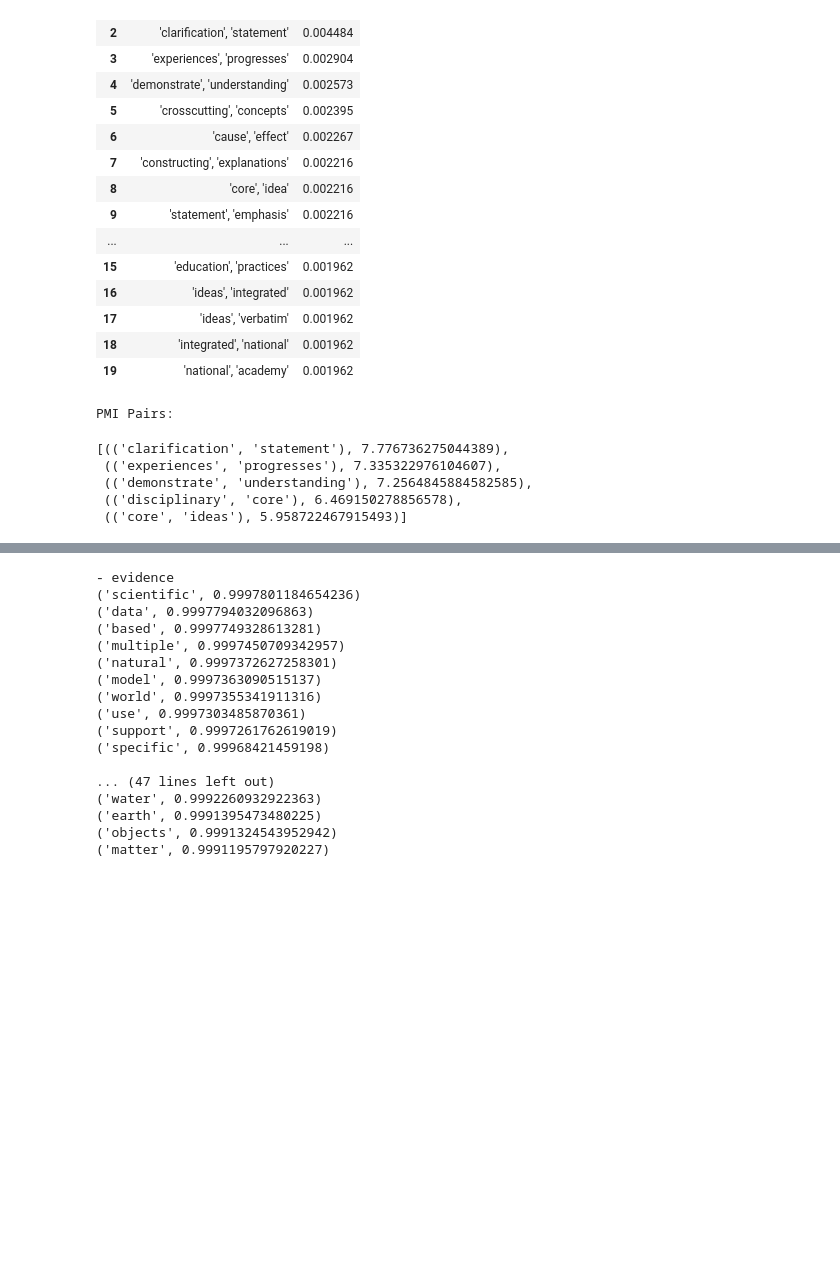
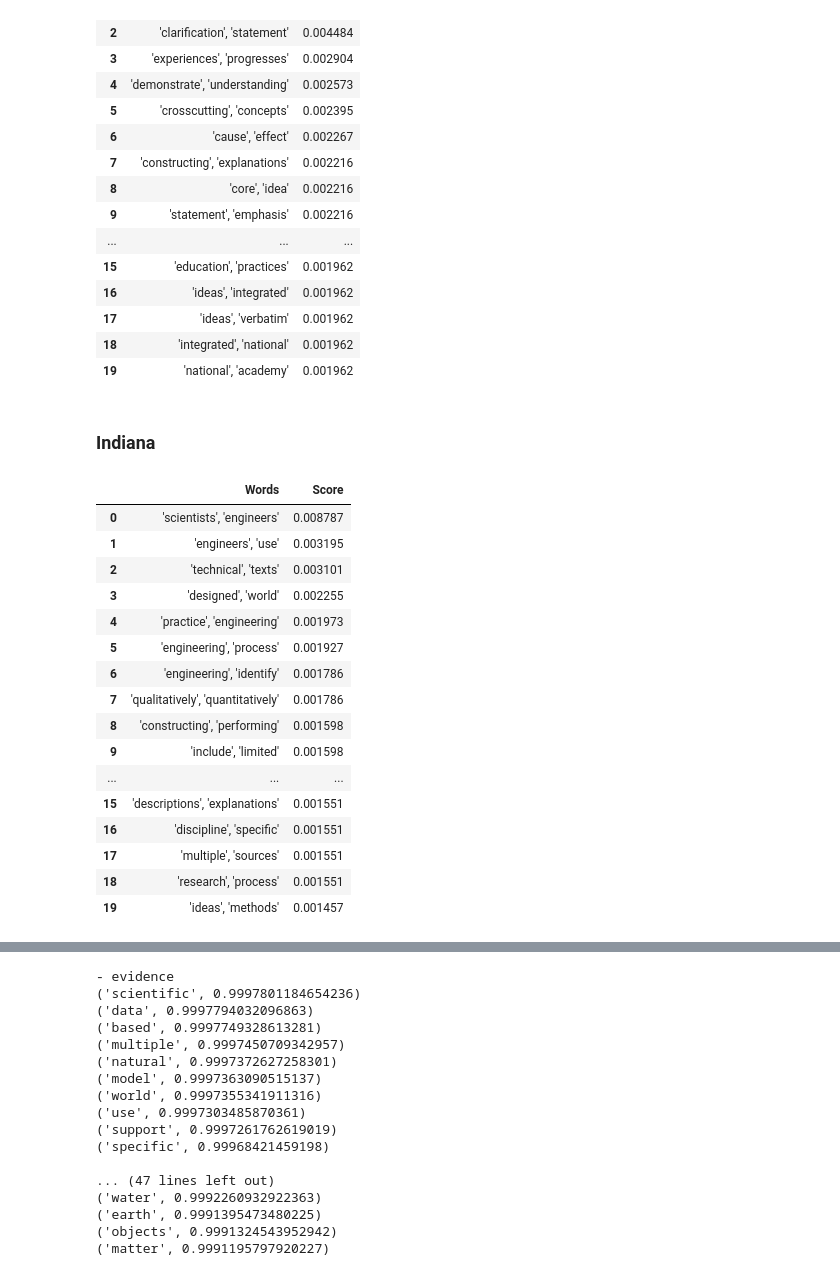
Before and after one commit to kristen770/Science-Standards-NLP-Analysis, a Jupyter notebook: Indiana Standards Analysis .ipynb, the cells around one changed output, grey strips where cells are left out. Drawn from its saved outputs; the diff is of its cells as text; code cells hidden in the pictures; blank space fills up the shorter version.

```diff
--- a/Indiana Standards Analysis .ipynb
+++ b/Indiana Standards Analysis .ipynb
@@ -736,14 +721,38 @@ NGSS_bigram_df.style.apply(highlight_cols, axis=None)
 | 17 | 'ideas', 'verbatim' | 0.001962 |
 | 18 | 'integrated', 'national' | 0.001962 |
 | 19 | 'national', 'academy' | 0.001962 |
-# %%
-#ngss pmi pairs
-print("PMI Pairs:")
-pmi_generator(ngss_processed, 100)
-# %% [output]
-PMI Pairs:
-[(('clarification', 'statement'), 7.776736275044389),
- (('experiences', 'progresses'), 7.335322976104607),
- (('demonstrate', 'understanding'), 7.2564845884582585),
- (('disciplinary', 'core'), 6.469150278856578),
- (('core', 'ideas'), 5.958722467915493)]
+# %% [markdown]
+### Indiana
+# %%
+#ngss bigram pairs
+Indiana_bigrams = bigram_generator(indiana_processed, 20)
+Indiana_bigram_df = pd.DataFrame(Indiana_bigrams, columns=['Words', 'Score'])
+
+#cast as strings
+Indiana_bigram_df = Indiana_bigram_df.astype(str)
+
+#strip extra characters from new rows
+Indiana_bigram_df['Words'] = Indiana_bigram_df["Words"].apply(lambda x: x.strip(")").strip("("))
+
+#round Score column
+Indiana_bigram_df['Score'] = Indiana_bigram_df['Score'].astype(float)
+
+Indiana_bigram_df
+# %% [output]
+|  | Words | Score |
+| 0 | 'scientists', 'engineers' | 0.008787 |
+| 1 | 'engineers', 'use' | 0.003195 |
+| 2 | 'technical', 'texts' | 0.003101 |
+| 3 | 'designed', 'world' | 0.002255 |
+| 4 | 'practice', 'engineering' | 0.001973 |
+| 5 | 'engineering', 'process' | 0.001927 |
+| 6 | 'engineering', 'identify' | 0.001786 |
+| 7 | 'qualitatively', 'quantitatively' | 0.001786 |
+| 8 | 'constructing', 'performing' | 0.001598 |
+| 9 | 'include', 'limited' | 0.001598 |
+| ... | ... | ... |
+| 15 | 'descriptions', 'explanations' | 0.001551 |
+| 16 | 'discipline', 'specific' | 0.001551 |
+| 17 | 'multiple', 'sources' | 0.001551 |
+| 18 | 'research', 'process' | 0.001551 |
+| 19 | 'ideas', 'methods' | 0.001457 |
```
Also changed, not shown: parts of 14 cells of this notebook.
